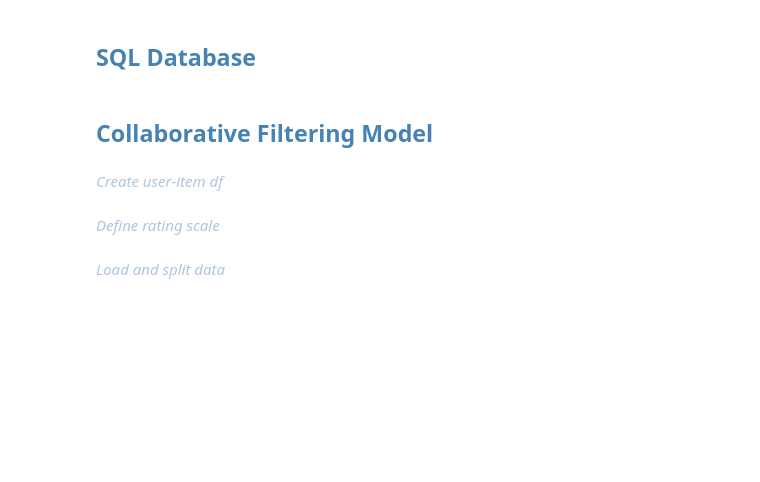
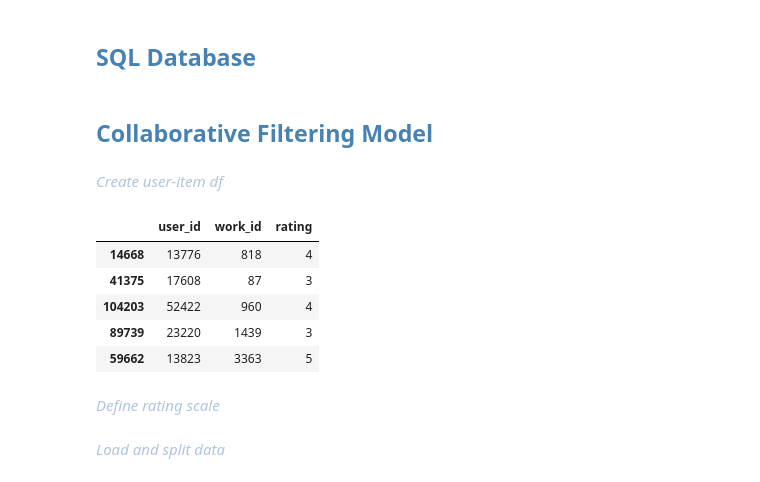
Before and after one commit to xalakbar/xalakbar_Capstone, a Jupyter notebook: bookscout_rs.ipynb, the cells around one changed output. Saved outputs shown, nothing was run; the diff lists cells and outputs as text; code cells hidden in the pictures; blank space fills up the shorter version.

```diff
--- a/bookscout_rs.ipynb
+++ b/bookscout_rs.ipynb
@@ -899,8 +899,15 @@ def reset_database():
 # %% [markdown]
 <em><span style="color:lightsteelblue">Create user-item df</span></em>
 # %%
-# goodbooks_cf = goodbooks[['user_id', 'work_id', 'rating']]
-# goodbooks_cf.sample(5)
+goodbooks_cf = goodbooks[['user_id', 'work_id', 'rating']]
+goodbooks_cf.sample(5)
+# %% [output]
+|  | user_id | work_id | rating |
+| 14668 | 13776 | 818 | 4 |
+| 41375 | 17608 | 87 | 3 |
+| 104203 | 52422 | 960 | 4 |
+| 89739 | 23220 | 1439 | 3 |
+| 59662 | 13823 | 3363 | 5 |
 # %% [markdown]
 <em><span style="color:lightsteelblue">Define rating scale</span></em>
 # %%
```
Also changed, not shown: parts of 15 cells of this notebook, 1 other file.
